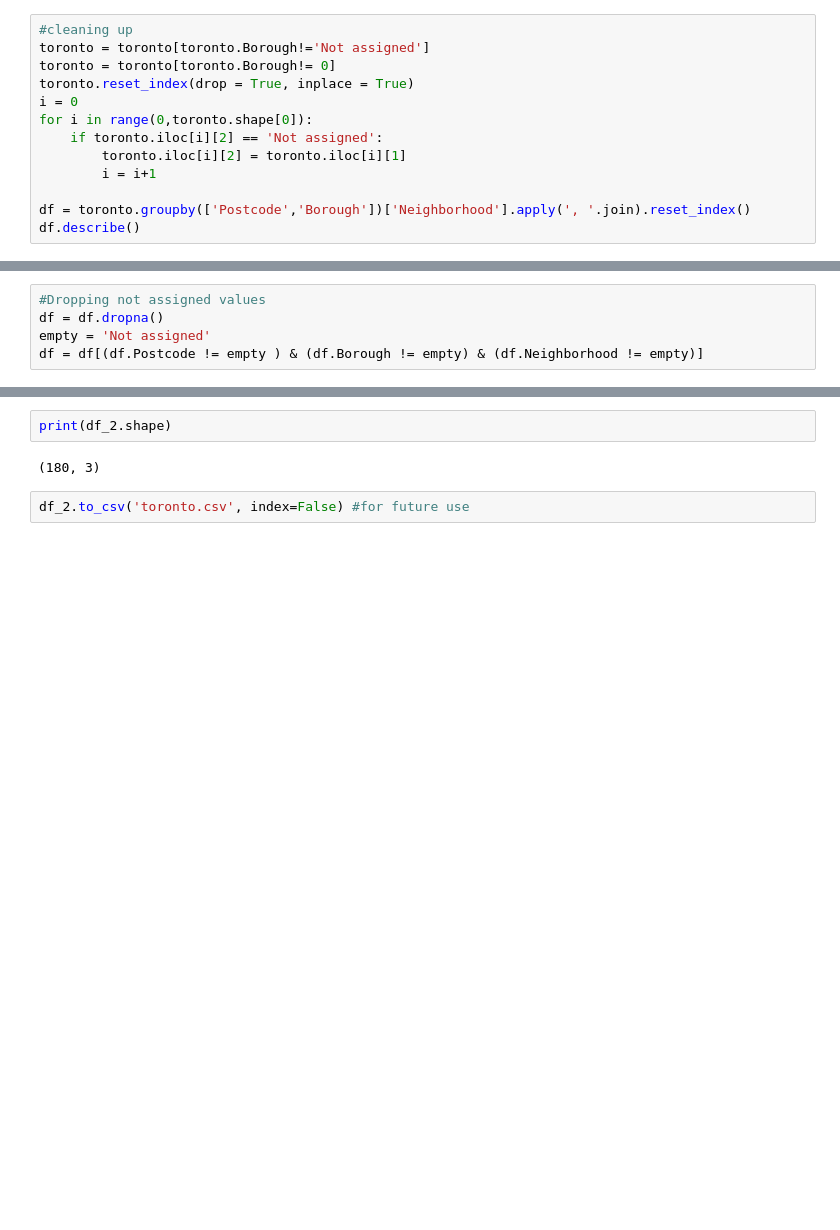
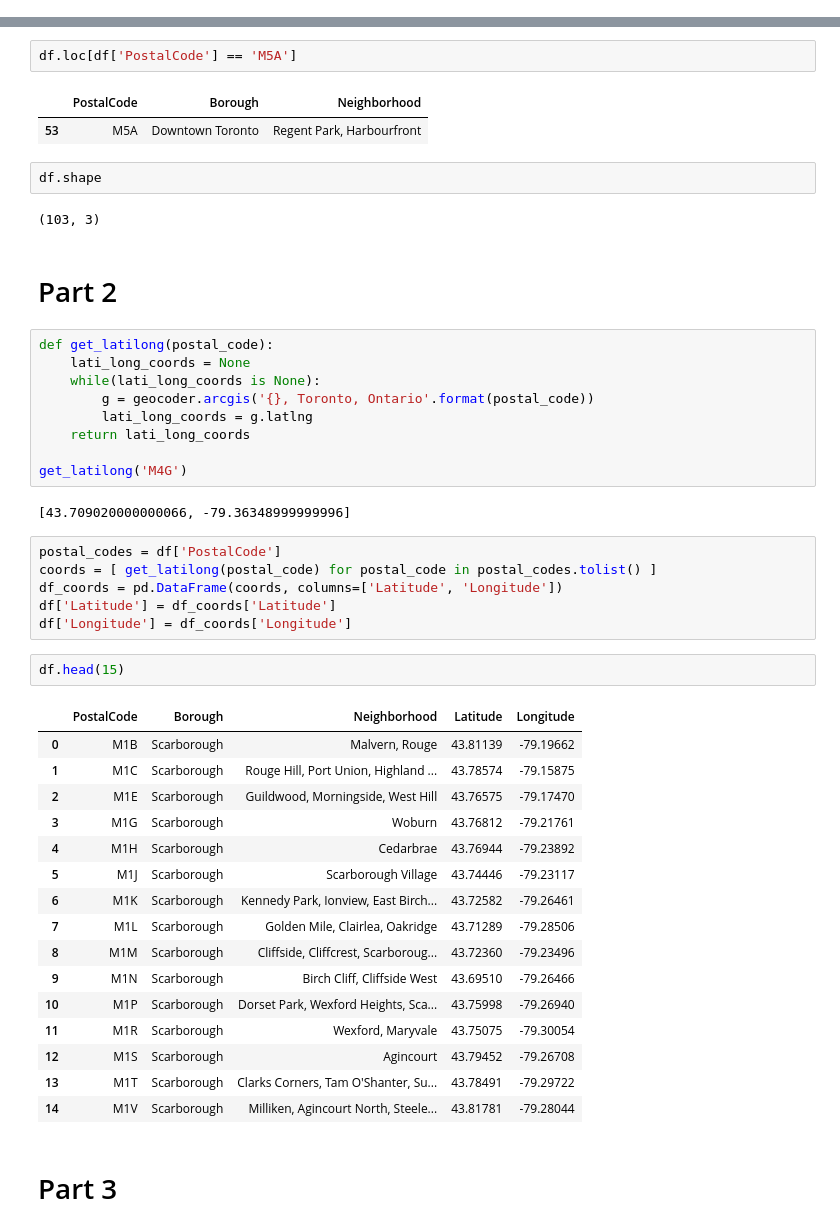
Before and after one commit to dlrow-olleh/Applied-DS-Capstone, a Jupyter notebook: Segmenting and Clustering Neighborhoods in Toronto.ipynb, the cells around one changed output, grey strips where cells are left out. Saved outputs shown, nothing was run; the diff lists cells and outputs as text; blank space fills up the shorter version.

```diff
--- a/Segmenting and Clustering Neighborhoods in Toronto.ipynb
+++ b/Segmenting and Clustering Neighborhoods in Toronto.ipynb
@@ -35,13 +94,0 @@ for tr in table.find_all('tr'):
-# %%
-#cleaning up
-toronto = toronto[toronto.Borough!='Not assigned']
-toronto = toronto[toronto.Borough!= 0]
-toronto.reset_index(drop = True, inplace = True)
-i = 0
-for i in range(0,toronto.shape[0]):
-    if toronto.iloc[i][2] == 'Not assigned':
-        toronto.iloc[i][2] = toronto.iloc[i][1]
-        i = i+1
-
-df = toronto.groupby(['Postcode','Borough'])['Neighborhood'].apply(', '.join).reset_index()
-df.describe()
@@ -54,5 +94,0 @@ df.describe()
-# %%
-#Dropping not assigned values
-df = df.dropna()
-empty = 'Not assigned'
-df = df[(df.Postcode != empty ) & (df.Borough != empty) & (df.Neighborhood != empty)]
@@ -81,6 +95,49 @@ df_2.drop(0)
-# %%
-print(df_2.shape)
-# %% [output]
-(180, 3)
-# %%
-df_2.to_csv('toronto.csv', index=False) #for future use
+# %%
+df.loc[df['PostalCode'] == 'M5A']
+# %% [output]
+|  | PostalCode | Borough | Neighborhood |
+| 53 | M5A | Downtown Toronto | Regent Park, Harbourfront |
+# %%
+df.shape
+# %% [output]
+(103, 3)
+# %% [markdown]
+# Part 2
+# %%
+def get_latilong(postal_code):
+    lati_long_coords = None
+    while(lati_long_coords is None):
+        g = geocoder.arcgis('{}, Toronto, Ontario'.format(postal_code))
+        lati_long_coords = g.latlng
+    return lati_long_coords
+
+get_latilong('M4G')
+# %% [output]
+[43.709020000000066, -79.36348999999996]
+# %%
+postal_codes = df['PostalCode']
+coords = [ get_latilong(postal_code) for postal_code in postal_codes.tolist() ]
+df_coords = pd.DataFrame(coords, columns=['Latitude', 'Longitude'])
+df['Latitude'] = df_coords['Latitude']
+df['Longitude'] = df_coords['Longitude']
+# %%
+df.head(15)
+# %% [output]
+|  | PostalCode | Borough | Neighborhood | Latitude | Longitude |
+| 0 | M1B | Scarborough | Malvern, Rouge | 43.81139 | -79.19662 |
+| 1 | M1C | Scarborough | Rouge Hill, Port Union, Highland ... | 43.78574 | -79.15875 |
+| 2 | M1E | Scarborough | Guildwood, Morningside, West Hill | 43.76575 | -79.17470 |
+| 3 | M1G | Scarborough | Woburn | 43.76812 | -79.21761 |
+| 4 | M1H | Scarborough | Cedarbrae | 43.76944 | -79.23892 |
+| 5 | M1J | Scarborough | Scarborough Village | 43.74446 | -79.23117 |
+| 6 | M1K | Scarborough | Kennedy Park, Ionview, East Birch... | 43.72582 | -79.26461 |
+| 7 | M1L | Scarborough | Golden Mile, Clairlea, Oakridge | 43.71289 | -79.28506 |
+| 8 | M1M | Scarborough | Cliffside, Cliffcrest, Scarboroug... | 43.72360 | -79.23496 |
+| 9 | M1N | Scarborough | Birch Cliff, Cliffside West | 43.69510 | -79.26466 |
+| 10 | M1P | Scarborough | Dorset Park, Wexford Heights, Sca... | 43.75998 | -79.26940 |
+| 11 | M1R | Scarborough | Wexford, Maryvale | 43.75075 | -79.30054 |
+| 12 | M1S | Scarborough | Agincourt | 43.79452 | -79.26708 |
+| 13 | M1T | Scarborough | Clarks Corners, Tam O'Shanter, Su... | 43.78491 | -79.29722 |
+| 14 | M1V | Scarborough | Milliken, Agincourt North, Steele... | 43.81781 | -79.28044 |
+# %% [markdown]
+# Part 3
```
Also changed, not shown: parts of 9 cells of this notebook.
